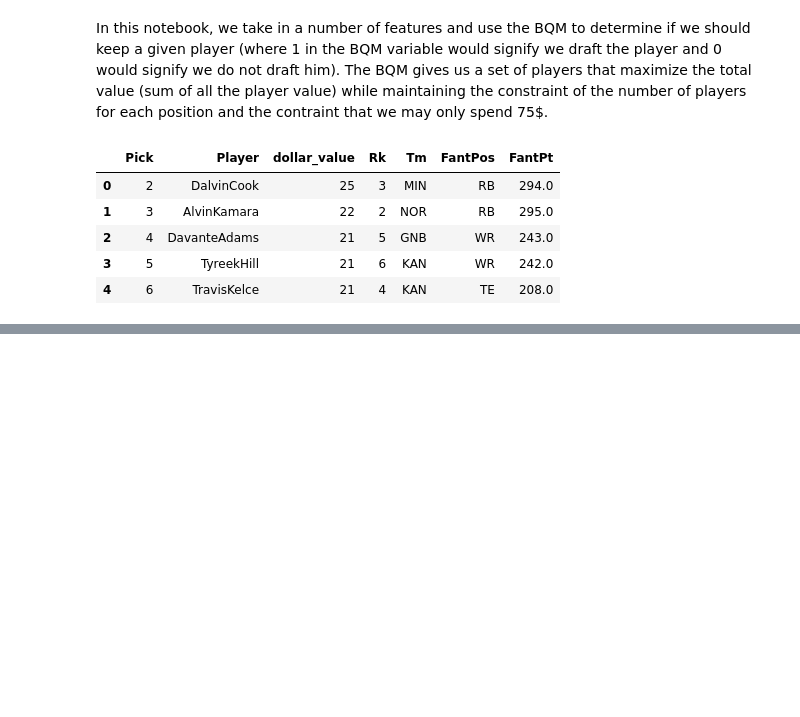
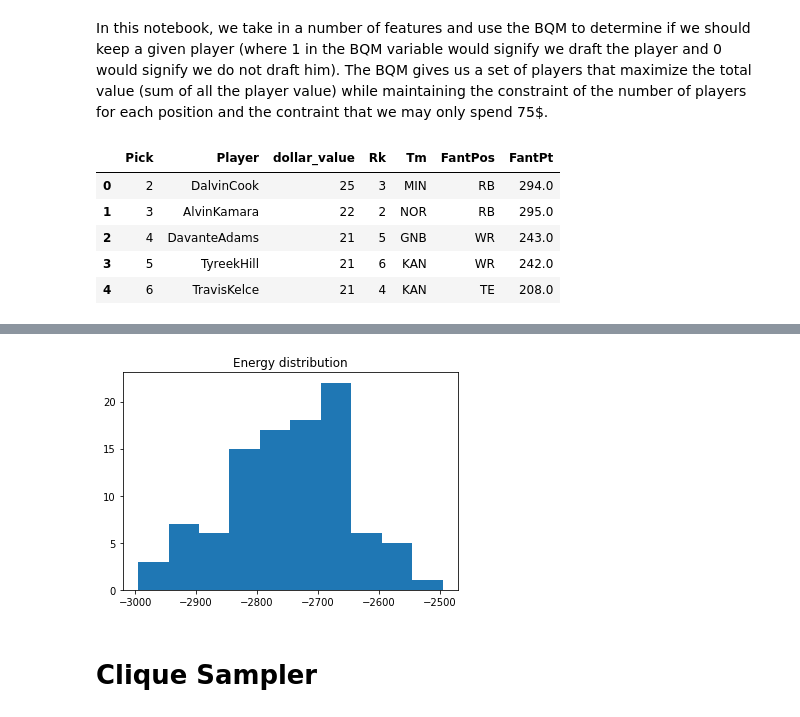
Before and after one commit to CDL-Quantum/Hackathon2021, a Jupyter notebook: Loo Boys/PythonNotebooks/Fantasy_Draft.ipynb, the cells around one changed output, grey strips where cells are left out. Drawn from its saved outputs; the diff is of its cells as text; code cells hidden in the pictures; blank space fills up the shorter version.

```diff
--- a/Loo Boys/PythonNotebooks/Fantasy_Draft.ipynb
+++ b/Loo Boys/PythonNotebooks/Fantasy_Draft.ipynb
@@ -102,0 +109,3 @@ pd.DataFrame(df.iloc[indices][['Player','Pick', 'FantPos', 'dollar_value' ]])
+# %%
+res = SimulatedAnnealingSampler().sample(bqm, num_reads=100, num_sweeps=10000)
+print(res)
@@ -102,0 +156,7 @@ pd.DataFrame(df.iloc[indices][['Player','Pick', 'FantPos', 'dollar_value' ]])
+# %%
+plt.hist(res.record.energy);
+plt.title('Energy distribution');
+# %% [output]
+[figure, added]
+# %% [markdown]
+# Clique Sampler
```
Also changed, not shown: parts of 11 cells of this notebook.
